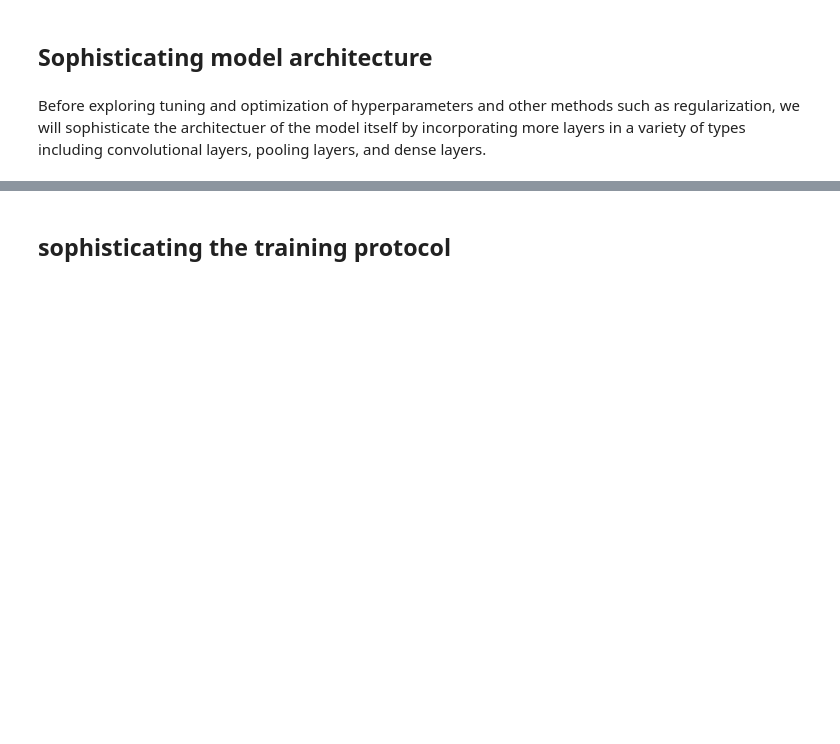
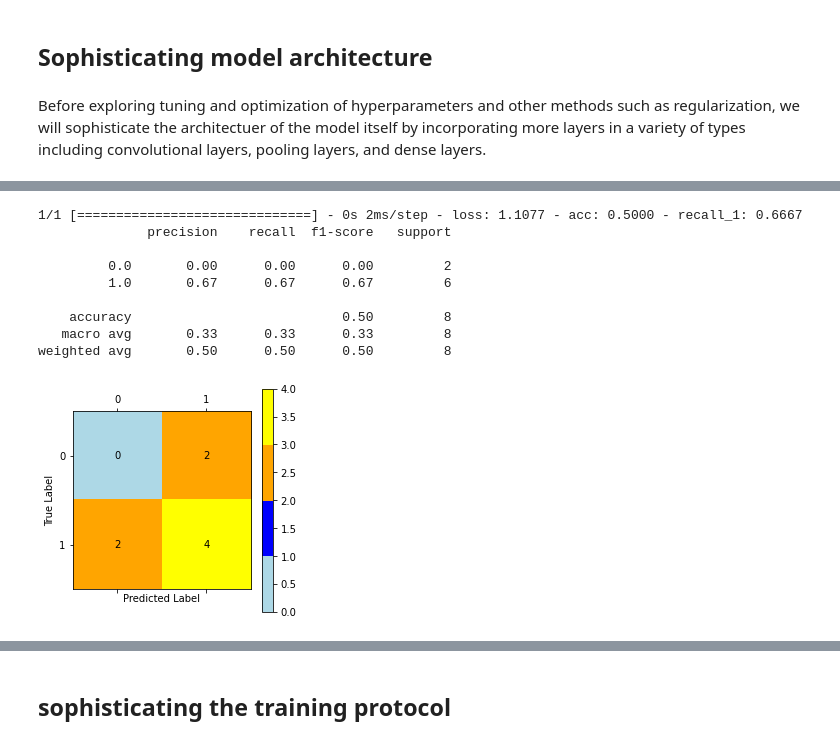
Before and after one commit to Zeth-Abney/Flatiron-school, a Jupyter notebook: phase-4/PROJECT-2/modeling.ipynb, the cells around one changed output, grey strips where cells are left out. Saved outputs shown, nothing was run; the diff lists cells and outputs as text; code cells hidden in the pictures; blank space fills up the shorter version.

```diff
--- a/phase-4/PROJECT-2/modeling.ipynb
+++ b/phase-4/PROJECT-2/modeling.ipynb
@@ -180,3 +243,16 @@ Epoch 5/5
+# %%
+evaluate_model_performance(deep_model,test_data_generator)
+# %% [output]
+1/1 [==============================] - 0s 2ms/step - loss: 1.1077 - acc: 0.5000 - recall_1: 0.6667
+              precision    recall  f1-score   support
+
+         0.0       0.00      0.00      0.00         2
+         1.0       0.67      0.67      0.67         6
+
+    accuracy                           0.50         8
+   macro avg       0.33      0.33      0.33         8
+weighted avg       0.50      0.50      0.50         8
+[figure, added]
 # %%
 visualize_training(deep_model_results,"_1")
 # %% [output]
```
Also changed, not shown: parts of 28 cells of this notebook, 2 other files.
